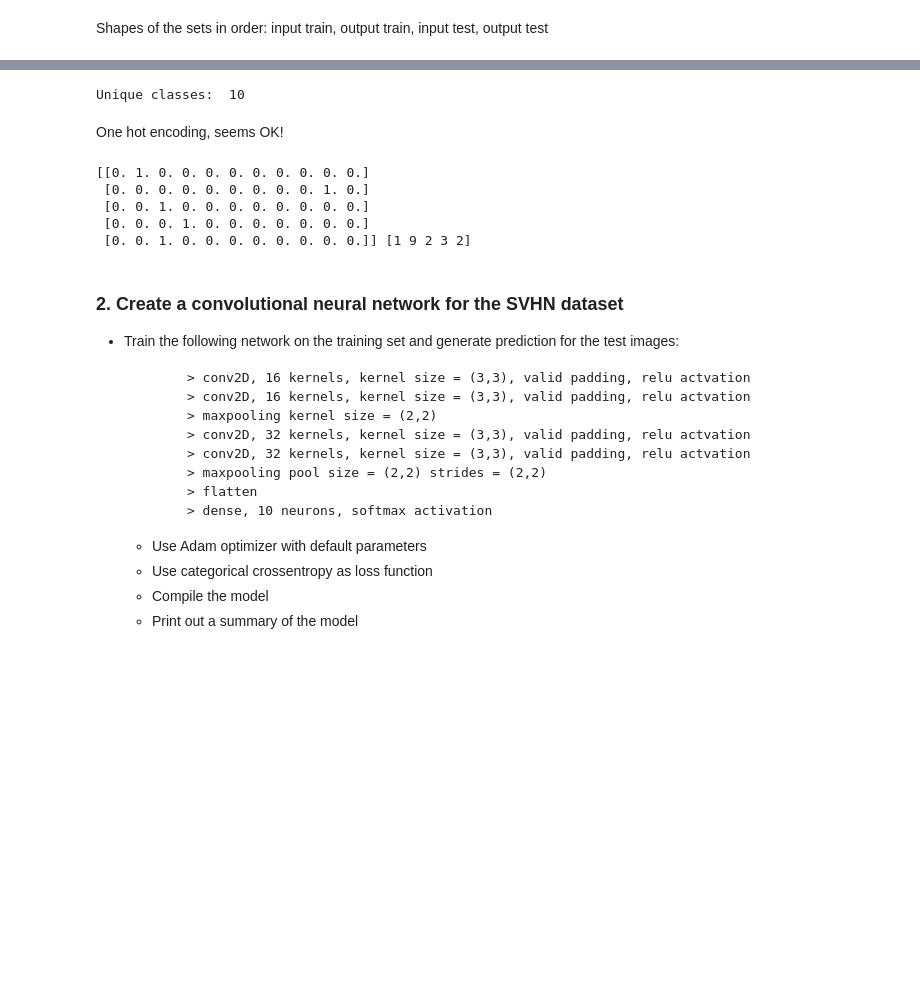
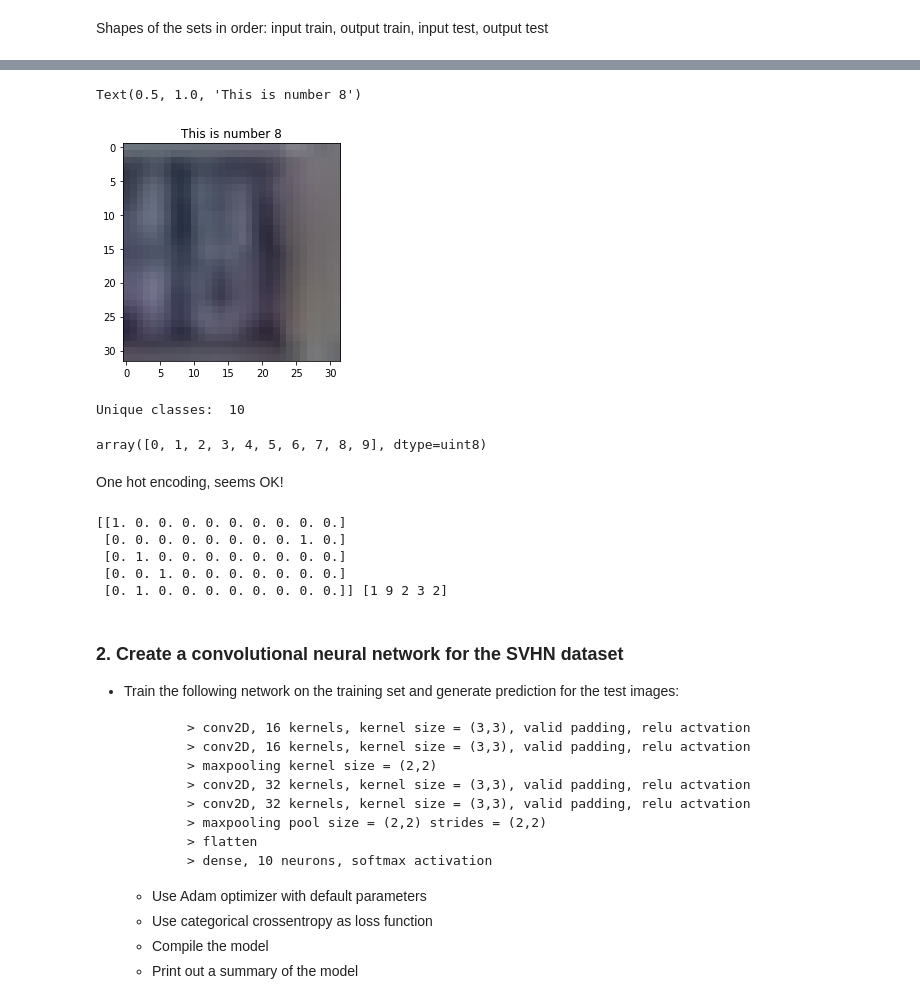
Before and after one commit to barnabasp/ML_Course, a Jupyter notebook: bporfy_lab_10_cnn.ipynb, the cells around one changed output, grey strips where cells are left out. Drawn from its saved outputs; the diff is of its cells as text; code cells hidden in the pictures; blank space fills up the shorter version.

```diff
--- a/bporfy_lab_10_cnn.ipynb
+++ b/bporfy_lab_10_cnn.ipynb
@@ -96,19 +107,29 @@ plt.imshow(x_train[19].reshape(32,32,3))
+# %%
+plt.imshow(x_train[727].reshape(32,32,3))
+plt.title('This is number %i'%y_train[727])
+# %% [output]
+Text(0.5, 1.0, 'This is number 8')
+[figure, added]
 # %%
 print("Unique classes: ", len(np.unique(y_test)))
 # %% [output]
 Unique classes:  10
+# %%
+np.unique(y_test-1)
+# %% [output]
+array([0, 1, 2, 3, 4, 5, 6, 7, 8, 9], dtype=uint8)
 # %% [markdown]
 One hot encoding, seems OK!
 # %%
-y_train_oh = tf.keras.utils.to_categorical(y_train)
-y_test_oh = tf.keras.utils.to_categorical(y_test)
+y_train_oh = tf.keras.utils.to_categorical(y_train-1, 10)
+y_test_oh = tf.keras.utils.to_categorical(y_test-1, 10)
 print(y_train_oh[:5], y_train[:5])
 # %% [output]
-[[0. 1. 0. 0. 0. 0. 0. 0. 0. 0. 0.]
- [0. 0. 0. 0. 0. 0. 0. 0. 0. 1. 0.]
- [0. 0. 1. 0. 0. 0. 0. 0. 0. 0. 0.]
- [0. 0. 0. 1. 0. 0. 0. 0. 0. 0. 0.]
- [0. 0. 1. 0. 0. 0. 0. 0. 0. 0. 0.]] [1 9 2 3 2]
+[[1. 0. 0. 0. 0. 0. 0. 0. 0. 0.]
+ [0. 0. 0. 0. 0. 0. 0. 0. 1. 0.]
+ [0. 1. 0. 0. 0. 0. 0. 0. 0. 0.]
+ [0. 0. 1. 0. 0. 0. 0. 0. 0. 0.]
+ [0. 1. 0. 0. 0. 0. 0. 0. 0. 0.]] [1 9 2 3 2]
 # %% [markdown]
 ### 2. Create a convolutional neural network for the SVHN dataset
 
```
Also changed, not shown: parts of 13 cells of this notebook.
